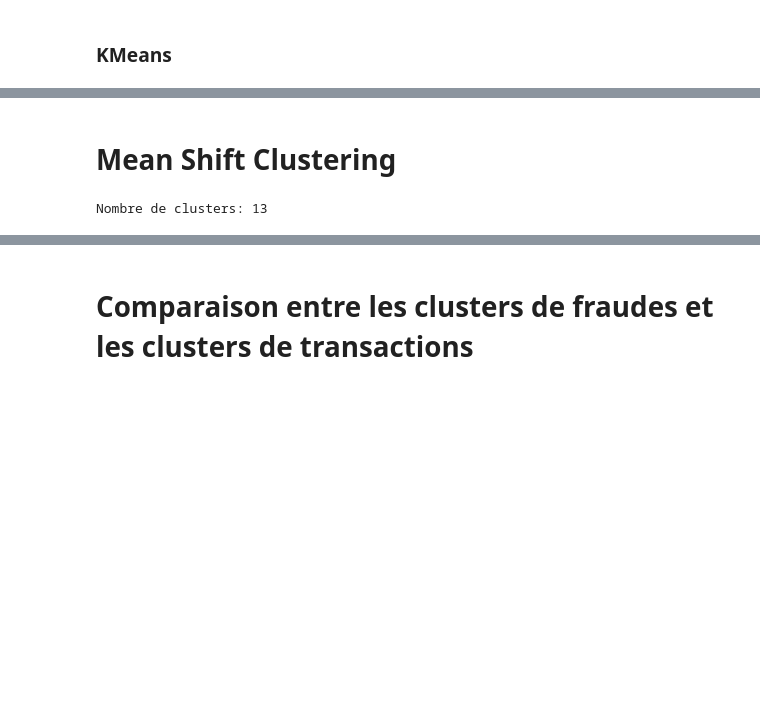
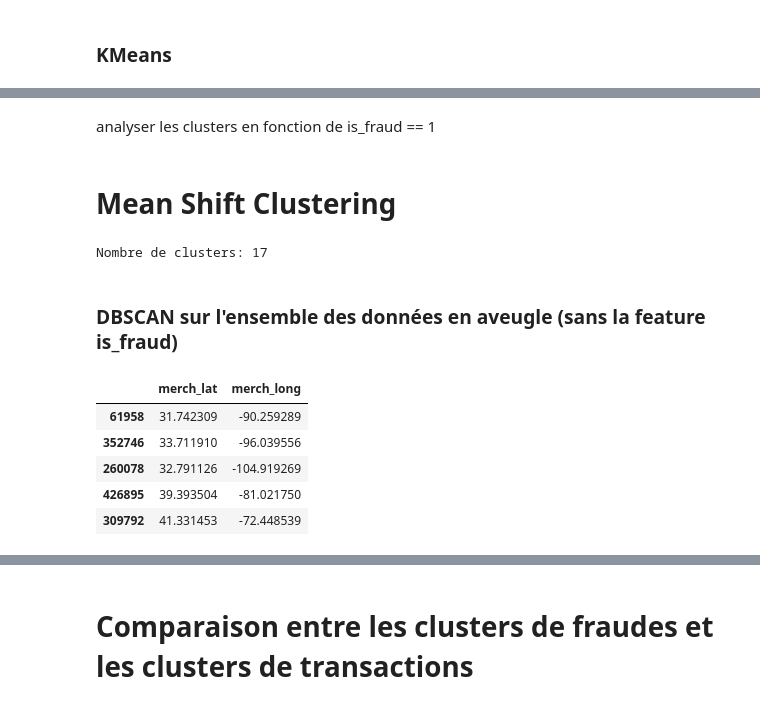
Before and after one commit to PierreSchickele/CC_Fraud_Prediction_ProjetFinal, a Jupyter notebook: clustering_Clément.ipynb, the cells around one changed output, grey strips where cells are left out. Saved outputs shown, nothing was run; the diff lists cells and outputs as text; code cells hidden in the pictures; blank space fills up the shorter version.

```diff
--- a/clustering_Clément.ipynb
+++ b/clustering_Clément.ipynb
@@ -249,5 +301,5 @@ fig.show() # if using workspace
 # %%
-kmeans = KMeans(n_clusters=8, random_state=0)
+kmeans = KMeans(n_clusters=7, random_state=0)
 kmeans.fit(df_fr)
 
 # Prédire les clusters pour chaque échantillon
@@ -499,6 +561,6 @@ fig.show()
 # %%
-eps = 0.7
-min_samples = 2
+eps = 0.8
+min_samples = 3
 p = 1.6
 # %%
 db = DBSCAN(eps=eps, min_samples=min_samples, metric="minkowski", p=p, algorithm='brute')
@@ -555,3 +666,5 @@ fig_all2.show()
+# %% [markdown]
+analyser les clusters en fonction de is_fraud == 1
 # %% [markdown]
 # Mean Shift Clustering
 # %%
@@ -579,11 +692,11 @@ n_clusters = len(cluster_centers)
 print("Nombre de clusters:", n_clusters)
 
 # Ajout des labels de cluster à votre DataFrame
-data_geo_copy = data_geo.copy()
-data_geo_copy['cluster'] = labels
+data_geo_copy_msc = data_geo.copy()
+data_geo_copy_msc['cluster'] = labels
 
 # Calcul du nombre d'éléments dans chaque cluster
-cluster_sizes = data_geo_copy[data_geo_copy['cluster'] != -1]['cluster'].value_counts()
+cluster_sizes = data_geo_copy_msc[data_geo_copy_msc['cluster'] != -1]['cluster'].value_counts()
 
 # Tri des clusters par ordre croissant de nombre d'éléments
 sorted_clusters = cluster_sizes.sort_values()
@@ -595,15 +708,15 @@ colorscale = px.colors.diverging.balance[::-1]
 cluster_color_mapping = {cluster: i for i, cluster in enumerate(sorted_clusters.index)}
 
 # Ajout des labels de cluster à votre DataFrame
-data_geo_copy['cluster'] = data_geo_copy['cluster'].map(cluster_color_mapping)
+data_geo_copy_msc['cluster'] = data_geo_copy_msc['cluster'].map(cluster_color_mapping)
 
 # Définition du centre de la carte et du niveau de zoom pour afficher toutes les données
-center_longitude = data_geo_copy['merch_long'].mean()
-center_latitude = data_geo_copy['merch_lat'].mean()
+center_longitude = data_geo_copy_msc['merch_long'].mean()
+center_latitude = data_geo_copy_msc['merch_lat'].mean()
 zoom_level = 2.5
 
 # Création d'une carte interactive avec Plotly Express
-fig_fraud_ms = px.scatter_mapbox(data_geo_copy[data_geo_copy['cluster'] != -1], lon='merch_long', lat='merch_lat', color='cluster',
+fig_fraud_ms = px.scatter_mapbox(data_geo_copy_msc[data_geo_copy_msc['cluster'] != -1], lon='merch_long', lat='merch_lat', color='cluster',
                         mapbox_style="carto-positron", title='Clusters des zones de transactions selon la méthode Mean Shift',
                         center=dict(lon=center_longitude, lat=center_latitude), zoom=zoom_level,
                         color_continuous_scale=colorscale)
@@ -611,4 +724,16 @@ fig_fraud_ms = px.scatter_mapbox(data_geo_copy[data_geo_copy['cluster'] != -1],
 # Affichage de la carte interactive
 fig_fraud_ms.show()
 # %% [output]
-Nombre de clusters: 13
+Nombre de clusters: 17
+# %% [markdown]
+### DBSCAN sur l'ensemble des données en aveugle (sans la feature is_fraud)
+# %%
+data_geo_blind = data_geo.drop(columns="is_fraud")
+data_geo_blind.head()
+# %% [output]
+|  | merch_lat | merch_long |
+| 61958 | 31.742309 | -90.259289 |
+| 352746 | 33.711910 | -96.039556 |
+| 260078 | 32.791126 | -104.919269 |
+| 426895 | 39.393504 | -81.021750 |
+| 309792 | 41.331453 | -72.448539 |
```
Also changed, not shown: parts of 34 cells of this notebook.
